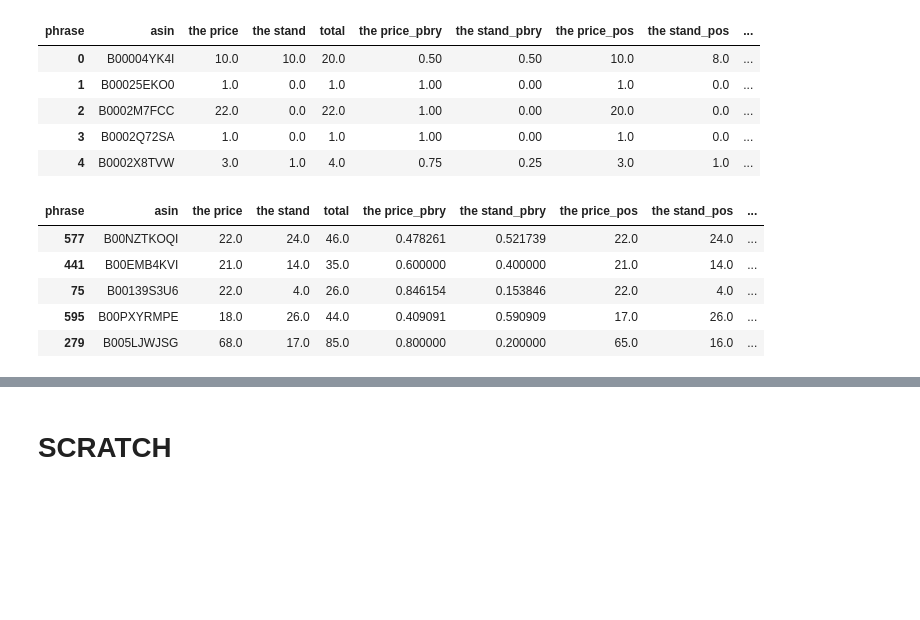
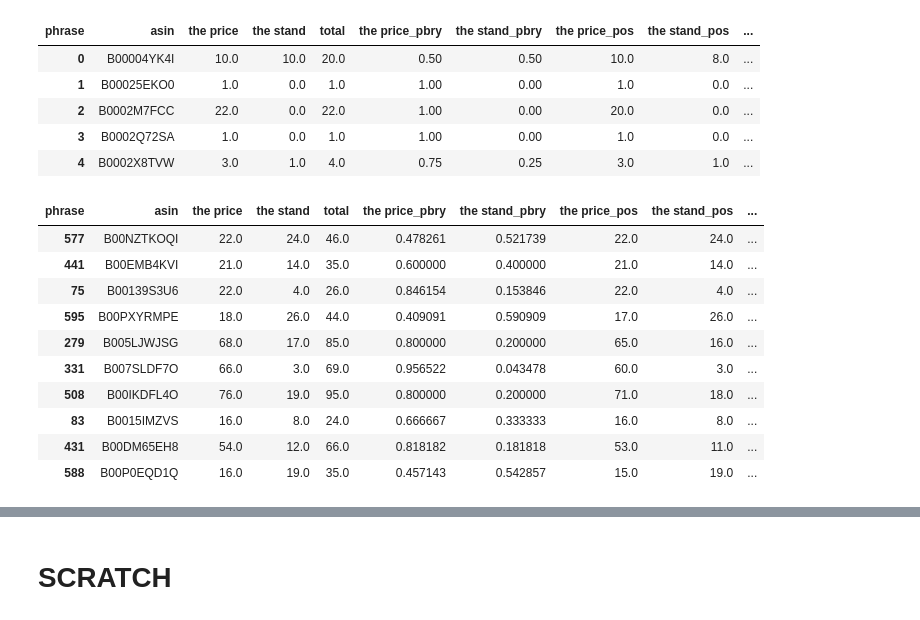
Before and after one commit to avelllabs/Gabby, a Jupyter notebook: notebooks/14_gb_product_recommendation_and_matching_score.ipynb, the cells around one changed output, grey strips where cells are left out. Drawn from its saved outputs; the diff is of its cells as text; code cells hidden in the pictures; blank space fills up the shorter version.

```diff
--- a/notebooks/14_gb_product_recommendation_and_matching_score.ipynb
+++ b/notebooks/14_gb_product_recommendation_and_matching_score.ipynb
@@ -30,4 +30,6 @@ db = create_engine(conn_string)
 conn = db.connect()
 # %% [markdown]
 ## Get attribute counts for product reviews
+# %%
+attribute_list = ['the price', 'the stand']
 # %%
@@ -67,0 +50,6 @@ negative_attributes_counts = pd.read_sql(attributes_counts_negative_sql_query, c
+# %%
+attributes_counts_positive_sql_query = gen_attribute_sentiment_query(attribute_list, 'positive')
+
+attributes_counts_negative_sql_query = gen_attribute_sentiment_query(attribute_list, 'negative')
+
+print(attributes_counts_positive_sql_query)
@@ -367,14 +373,19 @@ prod_attr_prby.head()
 # %%
 prod_attr_prby['score'] = prod_attr_prby[[c for c in prod_attr_prby.columns if c.endswith('score_level')]].mean(axis=1) * prod_attr_prby['total_perc_rank']
 # %%
-prod_attr_prby.sort_values('score', ascending=False).head()
+prod_attr_prby.sort_values('score', ascending=False).head(10)
 # %% [output]
 | phrase | asin | the price | the stand | total | the price_pbry | the stand_pbry | the price_pos | the stand_pos | ... |
 | 577 | B00NZTKOQI | 22.0 | 24.0 | 46.0 | 0.478261 | 0.521739 | 22.0 | 24.0 | ... |
 | 441 | B00EMB4KVI | 21.0 | 14.0 | 35.0 | 0.600000 | 0.400000 | 21.0 | 14.0 | ... |
 | 75 | B00139S3U6 | 22.0 | 4.0 | 26.0 | 0.846154 | 0.153846 | 22.0 | 4.0 | ... |
 | 595 | B00PXYRMPE | 18.0 | 26.0 | 44.0 | 0.409091 | 0.590909 | 17.0 | 26.0 | ... |
 | 279 | B005LJWJSG | 68.0 | 17.0 | 85.0 | 0.800000 | 0.200000 | 65.0 | 16.0 | ... |
+| 331 | B007SLDF7O | 66.0 | 3.0 | 69.0 | 0.956522 | 0.043478 | 60.0 | 3.0 | ... |
+| 508 | B00IKDFL4O | 76.0 | 19.0 | 95.0 | 0.800000 | 0.200000 | 71.0 | 18.0 | ... |
+| 83 | B0015IMZVS | 16.0 | 8.0 | 24.0 | 0.666667 | 0.333333 | 16.0 | 8.0 | ... |
+| 431 | B00DM65EH8 | 54.0 | 12.0 | 66.0 | 0.818182 | 0.181818 | 53.0 | 11.0 | ... |
+| 588 | B00P0EQD1Q | 16.0 | 19.0 | 35.0 | 0.457143 | 0.542857 | 15.0 | 19.0 | ... |
 # %%
 top10_products = prod_attr_prby.sort_values('score', ascending=False).head(10)
 # %%
```
Also changed, not shown: parts of 7 cells of this notebook.
